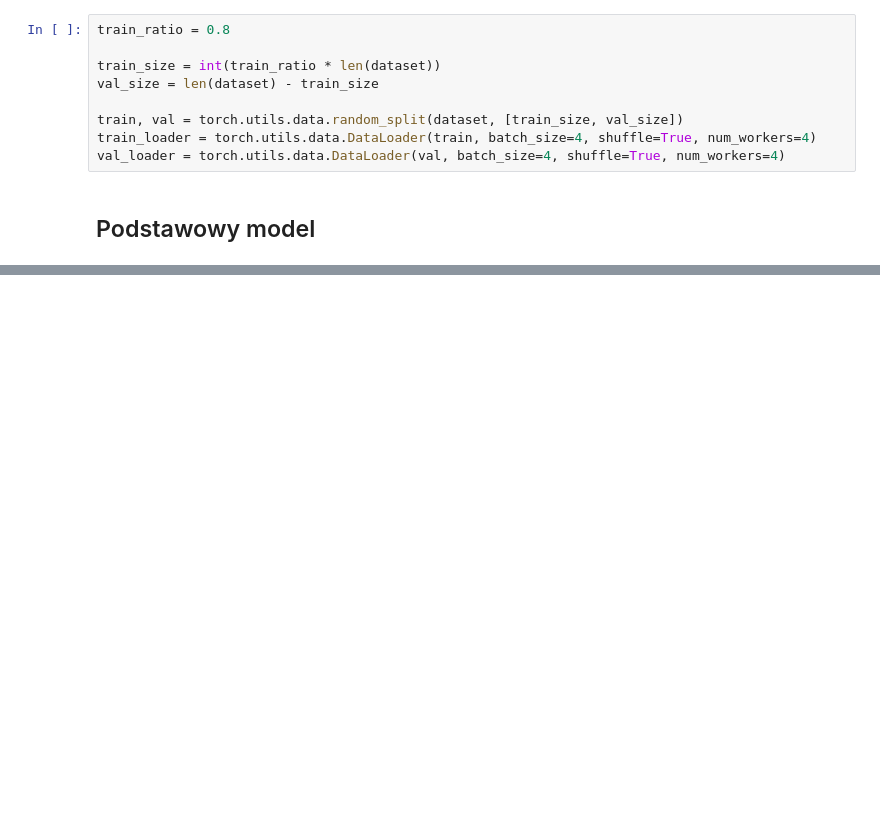
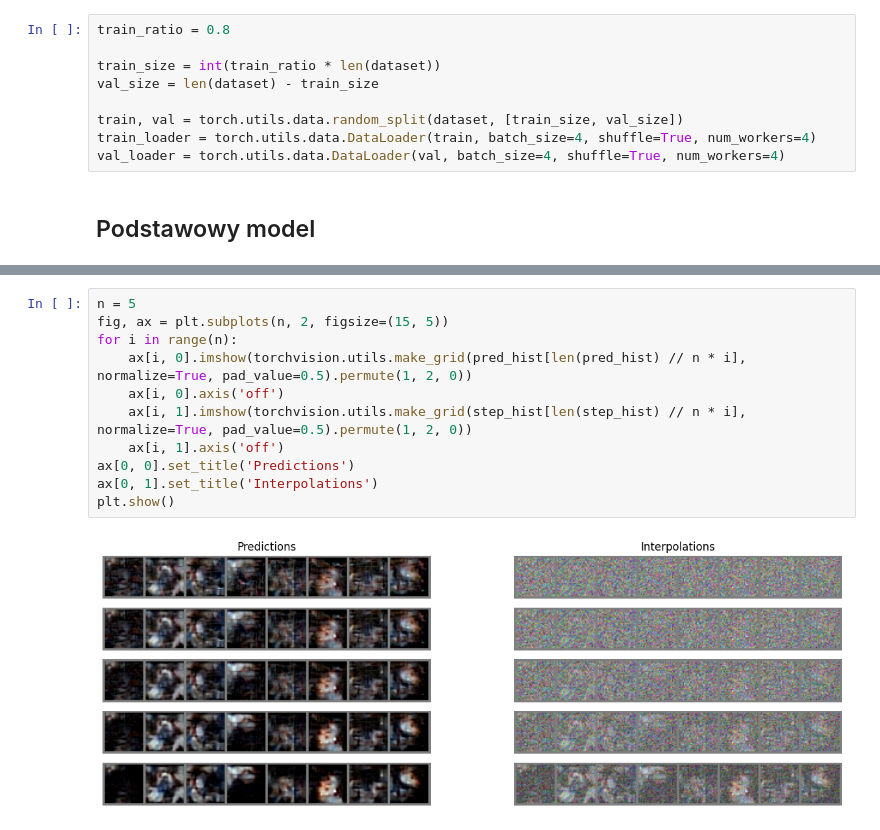
Before and after one commit to BrunoSienkiewicz/Neural-networks, a Jupyter notebook: miniprojekt_4/unet.ipynb, the cells around one changed output, grey strips where cells are left out. Drawn from its saved outputs; the diff is of its cells as text; blank space fills up the shorter version.

```diff
--- a/miniprojekt_4/unet.ipynb
+++ b/miniprojekt_4/unet.ipynb
@@ -67,0 +89,13 @@ loss_hist, val_eval_hist = train_unet(net, train_loader, val_set[0], opt, loss_f
+# %%
+n = 5
+fig, ax = plt.subplots(n, 2, figsize=(15, 5))
+for i in range(n):
+    ax[i, 0].imshow(torchvision.utils.make_grid(pred_hist[len(pred_hist) // n * i], normalize=True, pad_value=0.5).permute(1, 2, 0))
+    ax[i, 0].axis('off')
+    ax[i, 1].imshow(torchvision.utils.make_grid(step_hist[len(step_hist) // n * i], normalize=True, pad_value=0.5).permute(1, 2, 0))
+    ax[i, 1].axis('off')
+ax[0, 0].set_title('Predictions')
+ax[0, 1].set_title('Interpolations')
+plt.show()
+# %% [output]
+[figure, added]
```
Also changed, not shown: parts of 36 cells of this notebook, 44 other files.
